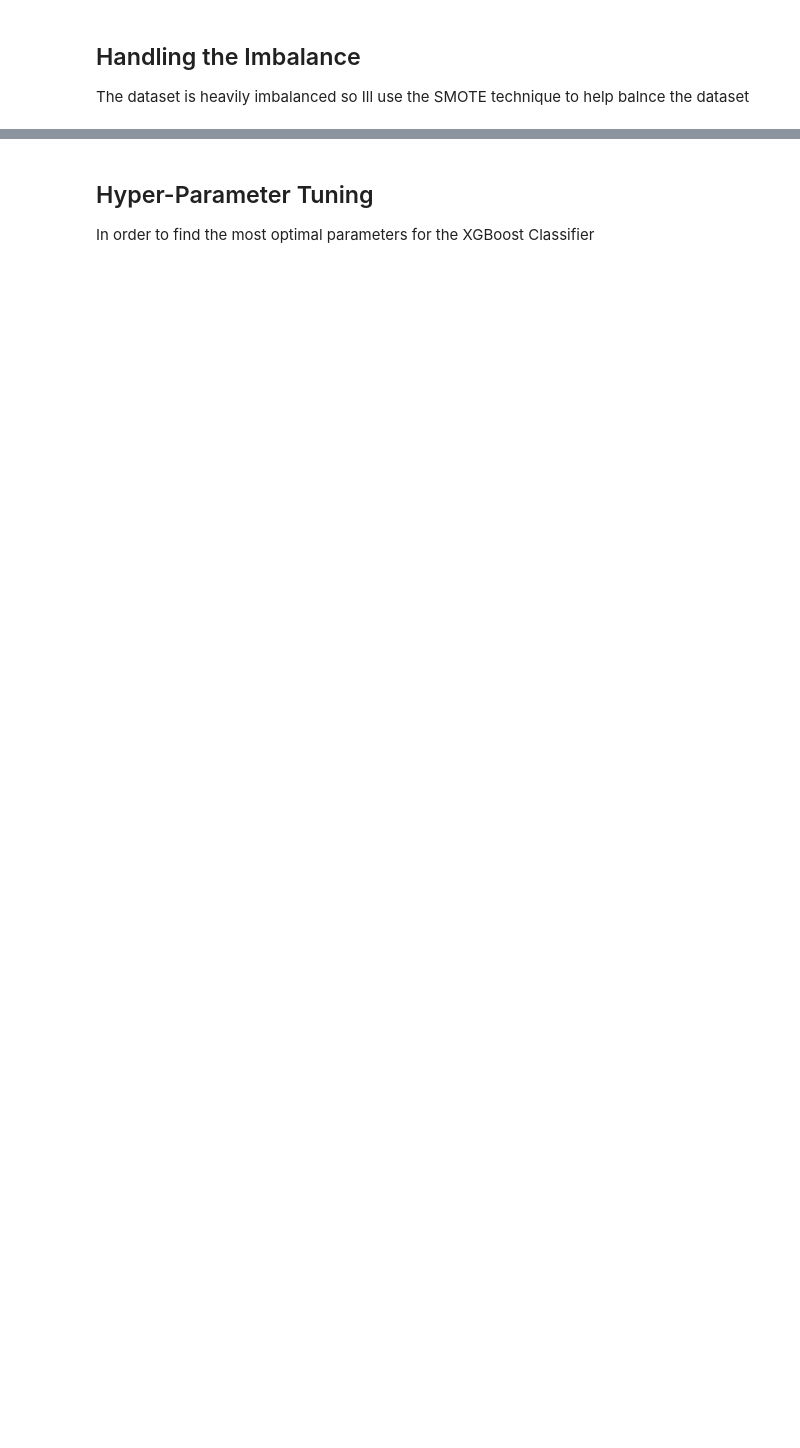
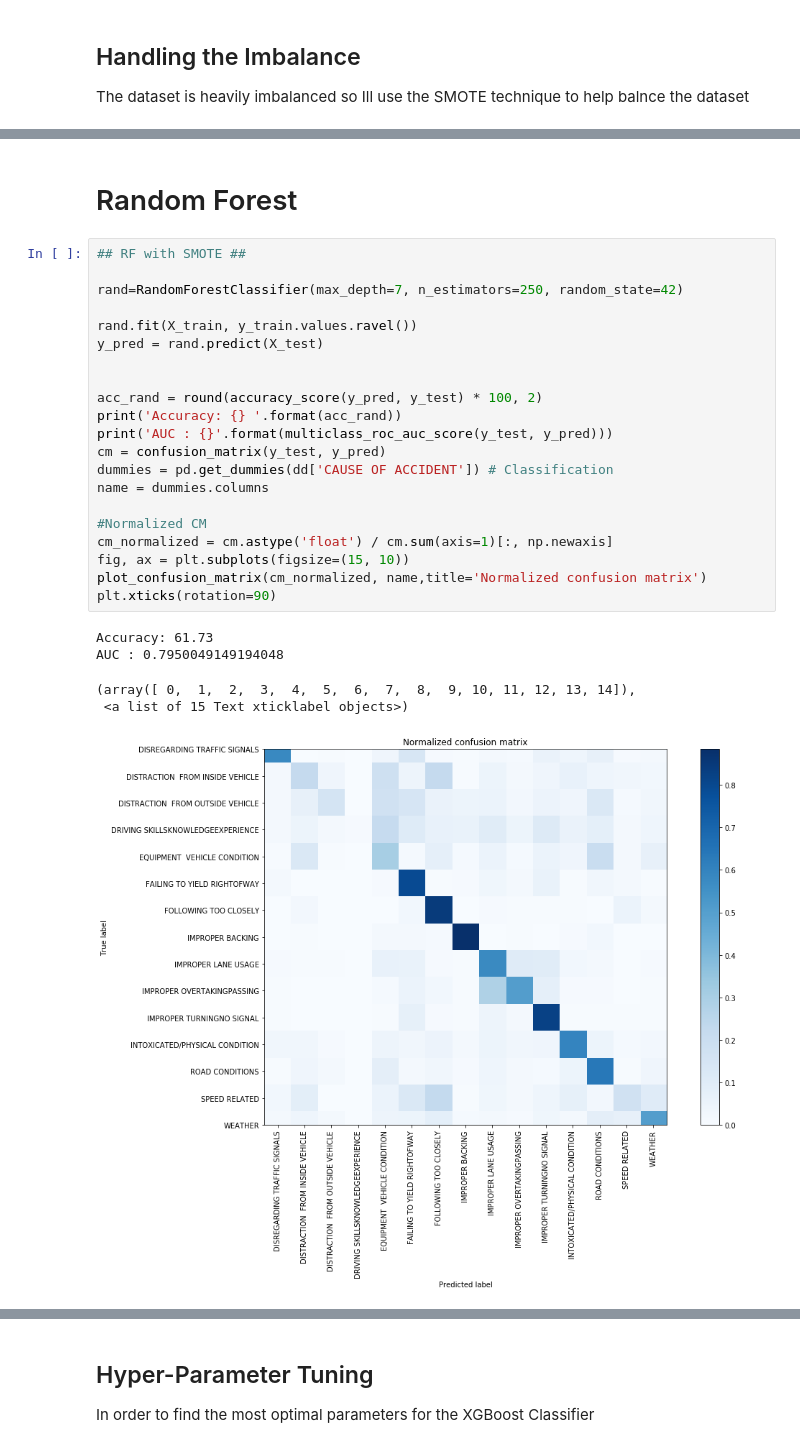
Before and after one commit to arithescientist/chicago_primary_cause_of-caraccidents, a Jupyter notebook: student.ipynb, the cells around one changed output, grey strips where cells are left out. Saved outputs shown, nothing was run; the diff lists cells and outputs as text; blank space fills up the shorter version.

```diff
--- a/student.ipynb
+++ b/student.ipynb
@@ -310,0 +770,29 @@ X_train, y_train = smote.fit_sample(X_train, y_train)
+# %% [markdown]
+# Random Forest
+# %%
+## RF with SMOTE ##
+
+rand=RandomForestClassifier(max_depth=7, n_estimators=250, random_state=42)
+
+rand.fit(X_train, y_train.values.ravel())
+y_pred = rand.predict(X_test)
+
+
+acc_rand = round(accuracy_score(y_pred, y_test) * 100, 2)
+print('Accuracy: {} '.format(acc_rand))
+print('AUC : {}'.format(multiclass_roc_auc_score(y_test, y_pred)))
+cm = confusion_matrix(y_test, y_pred)
+dummies = pd.get_dummies(dd['CAUSE OF ACCIDENT']) # Classification
+name = dummies.columns
+
+#Normalized CM
+cm_normalized = cm.astype('float') / cm.sum(axis=1)[:, np.newaxis]
+fig, ax = plt.subplots(figsize=(15, 10))
+plot_confusion_matrix(cm_normalized, name,title='Normalized confusion matrix')
+plt.xticks(rotation=90)
+# %% [output]
+Accuracy: 61.73
+AUC : 0.7950049149194048
+(array([ 0,  1,  2,  3,  4,  5,  6,  7,  8,  9, 10, 11, 12, 13, 14]),
+ <a list of 15 Text xticklabel objects>)
+[figure, added]
```
Also changed, not shown: parts of 133 cells of this notebook.
